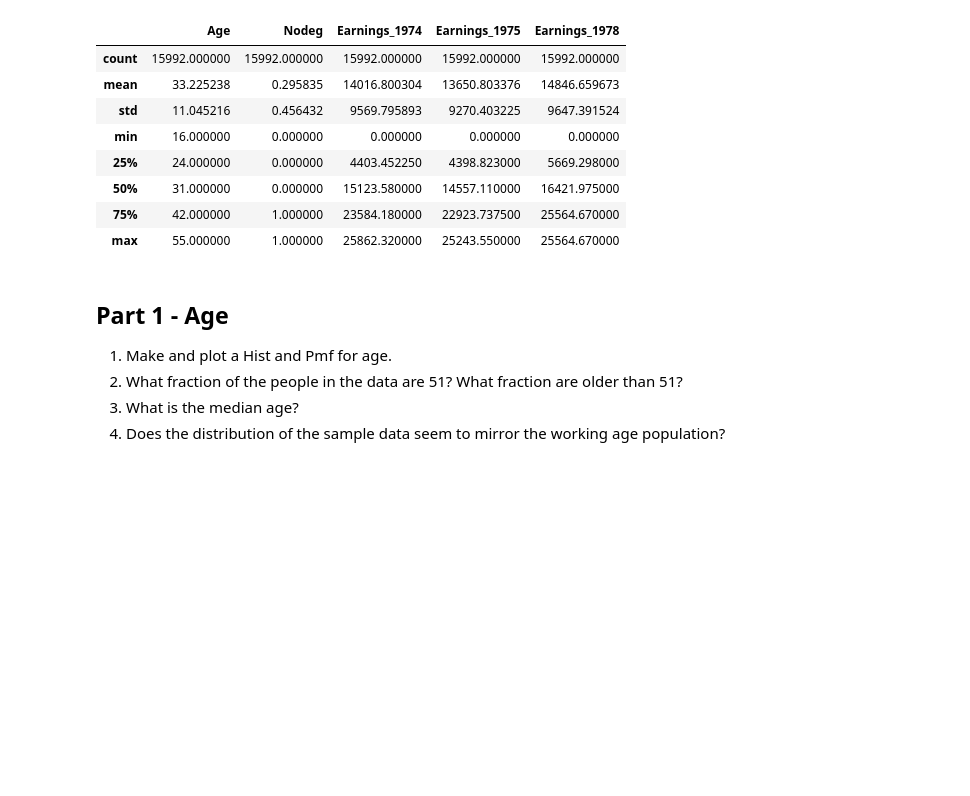
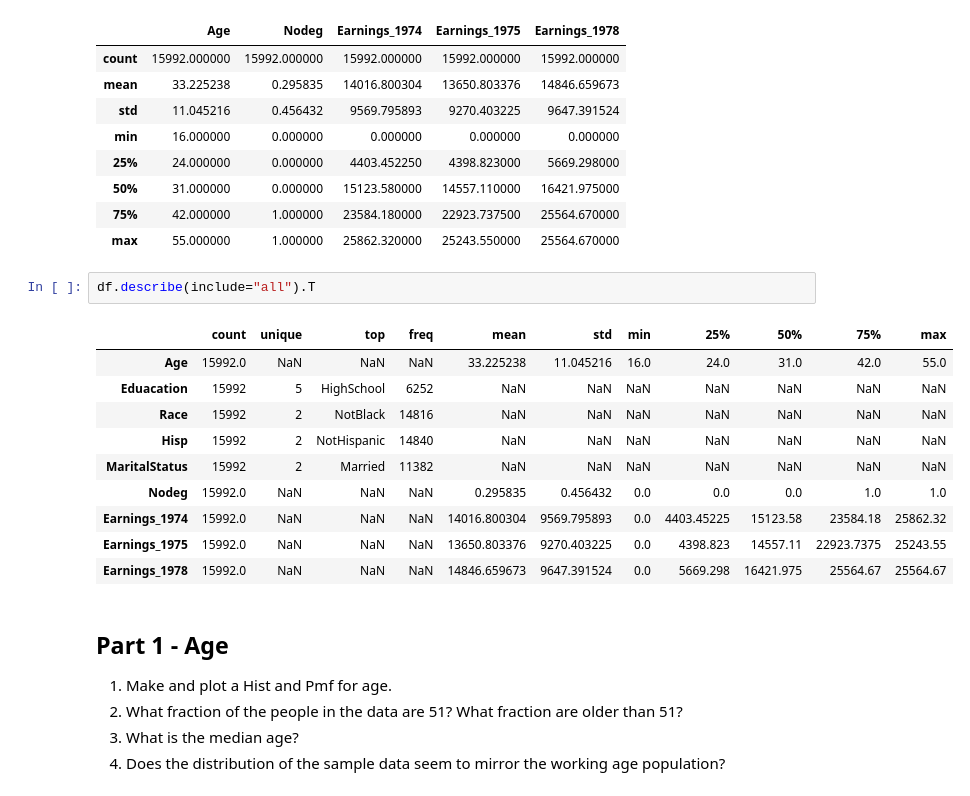
Before and after one commit to fadesere/BSIP_Assignment_1_Students, a Jupyter notebook: stats_asn_1_stud_temp.ipynb, the cells around one changed output. Saved outputs shown, nothing was run; the diff lists cells and outputs as text; blank space fills up the shorter version.

```diff
--- a/stats_asn_1_stud_temp.ipynb
+++ b/stats_asn_1_stud_temp.ipynb
@@ -62,6 +62,19 @@ df.describe()
 | 50% | 31.000000 | 0.000000 | 15123.580000 | 14557.110000 | 16421.975000 |
 | 75% | 42.000000 | 1.000000 | 23584.180000 | 22923.737500 | 25564.670000 |
 | max | 55.000000 | 1.000000 | 25862.320000 | 25243.550000 | 25564.670000 |
+# %%
+df.describe(include="all").T
+# %% [output]
+|  | count | unique | top | freq | mean | std | min | 25% | 50% | 75% | max |
+| Age | 15992.0 | NaN | NaN | NaN | 33.225238 | 11.045216 | 16.0 | 24.0 | 31.0 | 42.0 | 55.0 |
+| Eduacation | 15992 | 5 | HighSchool | 6252 | NaN | NaN | NaN | NaN | NaN | NaN | NaN |
+| Race | 15992 | 2 | NotBlack | 14816 | NaN | NaN | NaN | NaN | NaN | NaN | NaN |
+| Hisp | 15992 | 2 | NotHispanic | 14840 | NaN | NaN | NaN | NaN | NaN | NaN | NaN |
+| MaritalStatus | 15992 | 2 | Married | 11382 | NaN | NaN | NaN | NaN | NaN | NaN | NaN |
+| Nodeg | 15992.0 | NaN | NaN | NaN | 0.295835 | 0.456432 | 0.0 | 0.0 | 0.0 | 1.0 | 1.0 |
+| Earnings_1974 | 15992.0 | NaN | NaN | NaN | 14016.800304 | 9569.795893 | 0.0 | 4403.45225 | 15123.58 | 23584.18 | 25862.32 |
+| Earnings_1975 | 15992.0 | NaN | NaN | NaN | 13650.803376 | 9270.403225 | 0.0 | 4398.823 | 14557.11 | 22923.7375 | 25243.55 |
+| Earnings_1978 | 15992.0 | NaN | NaN | NaN | 14846.659673 | 9647.391524 | 0.0 | 5669.298 | 16421.975 | 25564.67 | 25564.67 |
 # %% [markdown]
 ## Part 1 - Age
 
```
Also changed, not shown: parts of 21 cells of this notebook.
